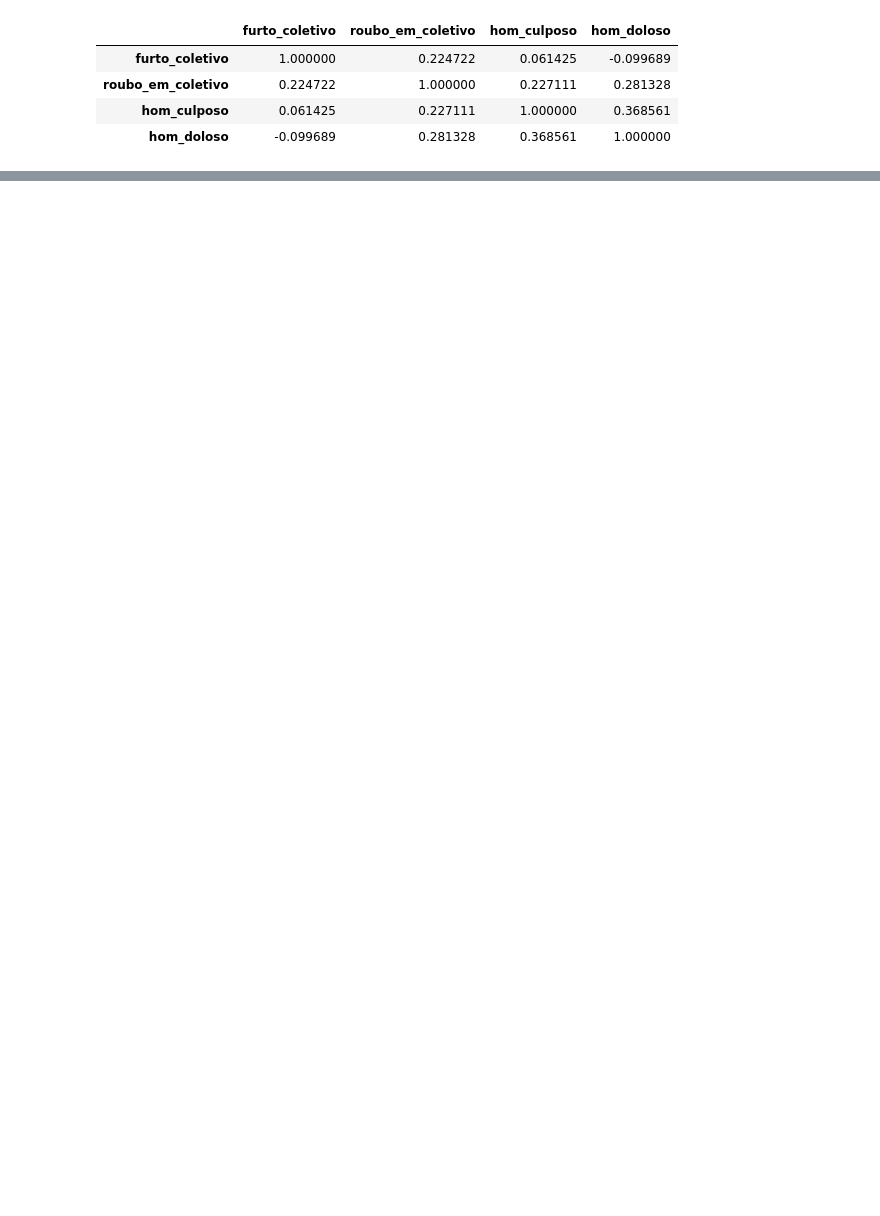
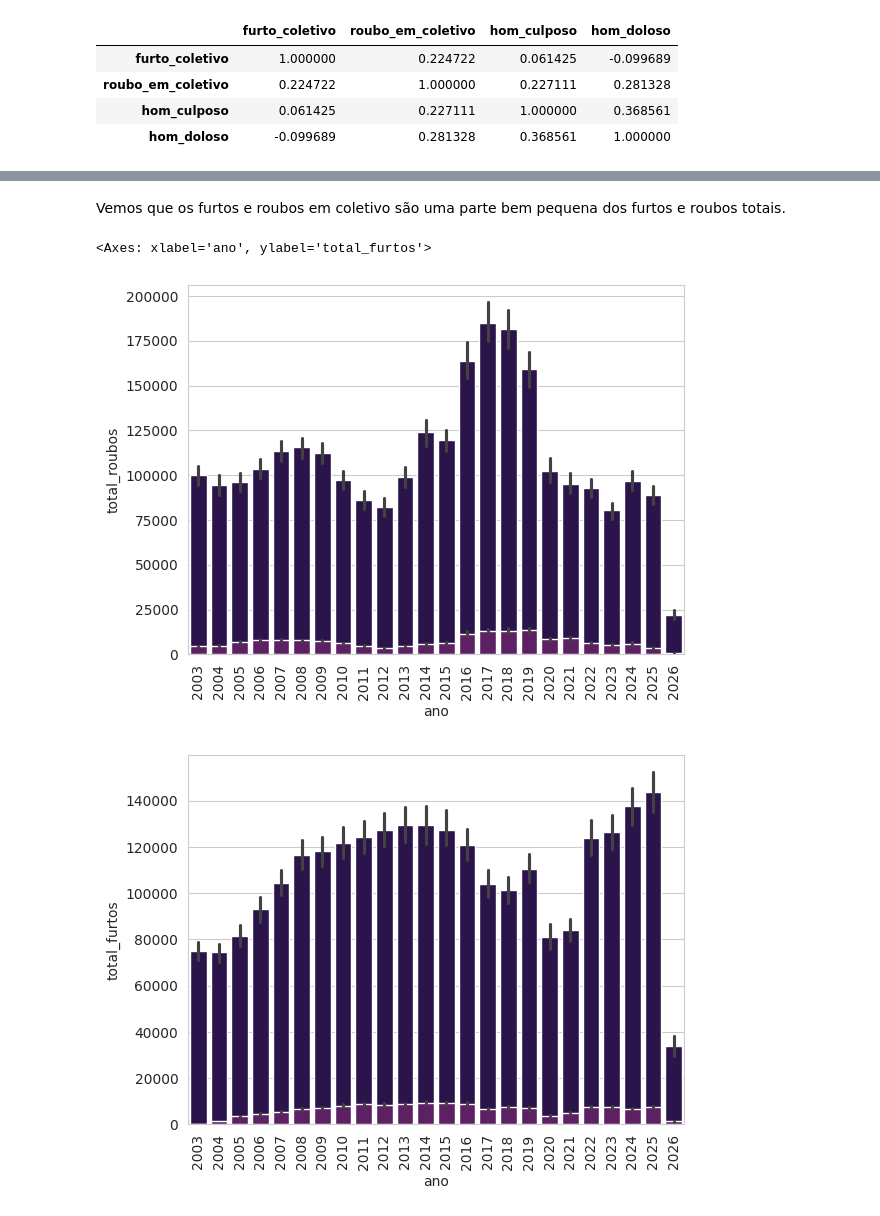
Before and after one commit to UFRJ-Analytica/PS-2026.1, a Jupyter notebook: notebooks/analiseexploratoria.ipynb, the cells around one changed output, grey strips where cells are left out. Drawn from its saved outputs; the diff is of its cells as text; code cells hidden in the pictures; blank space fills up the shorter version.

```diff
--- a/notebooks/analiseexploratoria.ipynb
+++ b/notebooks/analiseexploratoria.ipynb
@@ -132,0 +140,15 @@ sns.barplot(data=df, x="ano", y="total_roubos", hue="risp", estimator="sum", pal
+# %% [markdown]
+Vemos que os furtos e roubos em coletivo são uma parte bem pequena dos furtos e roubos totais.
+# %%
+plt.figure()
+plt.xticks(rotation=90)
+sns.barplot(data=df, x="ano", y="total_roubos", estimator="sum")
+sns.barplot(data=df, x="ano", y="roubo_em_coletivo", estimator="sum")
+plt.figure()
+plt.xticks(rotation=90)
+sns.barplot(data=df, x="ano", y="total_furtos", estimator="sum")
+sns.barplot(data=df, x="ano", y="furto_coletivo", estimator="sum")
+# %% [output]
+<Axes: xlabel='ano', ylabel='total_furtos'>
+[figure, added]
+[figure, added]
```
Also changed, not shown: parts of 11 cells of this notebook.
